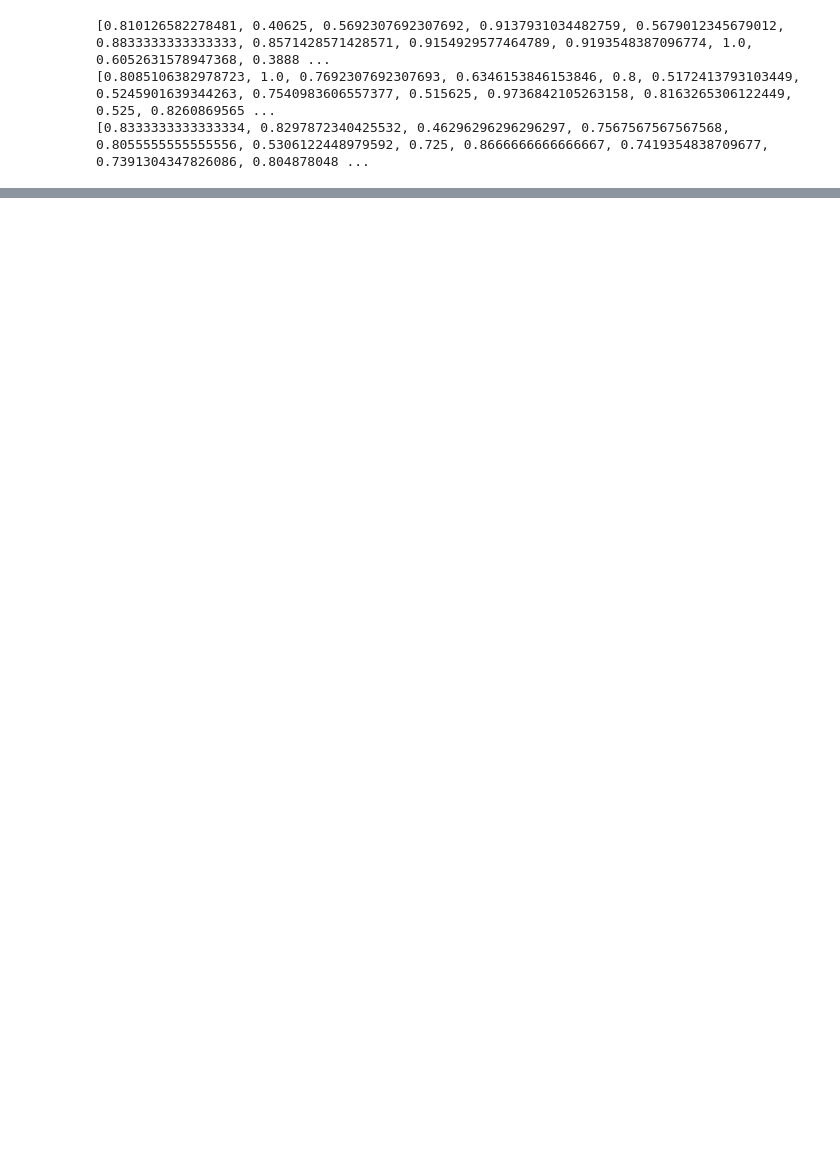
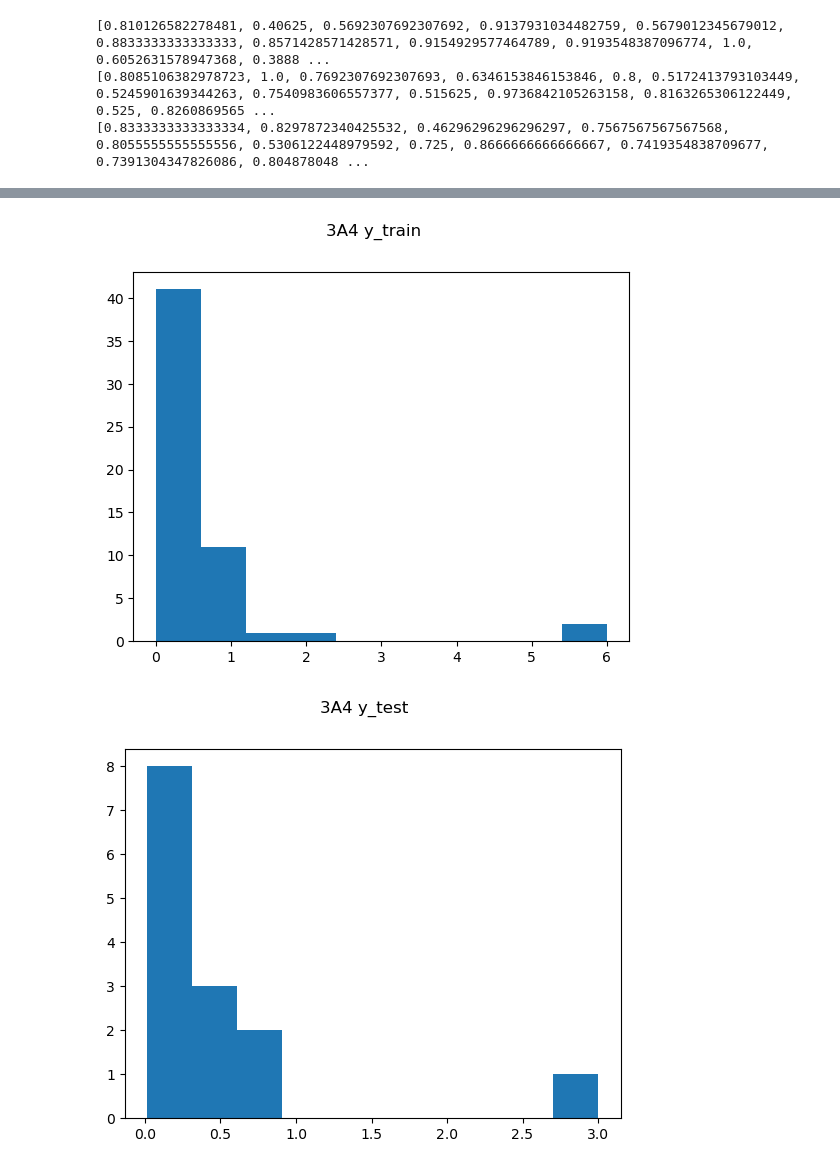
Before and after one commit to hruska-lab/metabolism-hyperparameter-optimization, a Jupyter notebook: main.ipynb, the cells around one changed output, grey strips where cells are left out. Cells and saved outputs as stored; diff of their text form; code cells hidden in the pictures; blank space fills up the shorter version.

```diff
--- a/main.ipynb
+++ b/main.ipynb
@@ -174,6 +176,0 @@ for isozyme in isozymes:
-# %%
-for isozyme in isozymes:
-    y_train = np.exp(xy_splits[isozyme][2])
-    plt.hist(y_train)
-    plt.suptitle(f"{isozyme} y_train")
-    plt.show()
@@ -193,0 +177,13 @@ for isozyme in isozymes:
+# %%
+for isozyme in isozymes:
+    for split_idx in [2, 3]:
+        y_split = np.exp(xy_splits[isozyme][split_idx])
+        plt.hist(y_split)
+        if split_idx == 2:
+            plt.suptitle(f"{isozyme} y_train")
+        else:
+            plt.suptitle(f"{isozyme} y_test")
+        plt.show()
+# %% [output]
+[figure, added]
+[figure, added]
```
Also changed, not shown: parts of 10 cells of this notebook, 17 other files.
